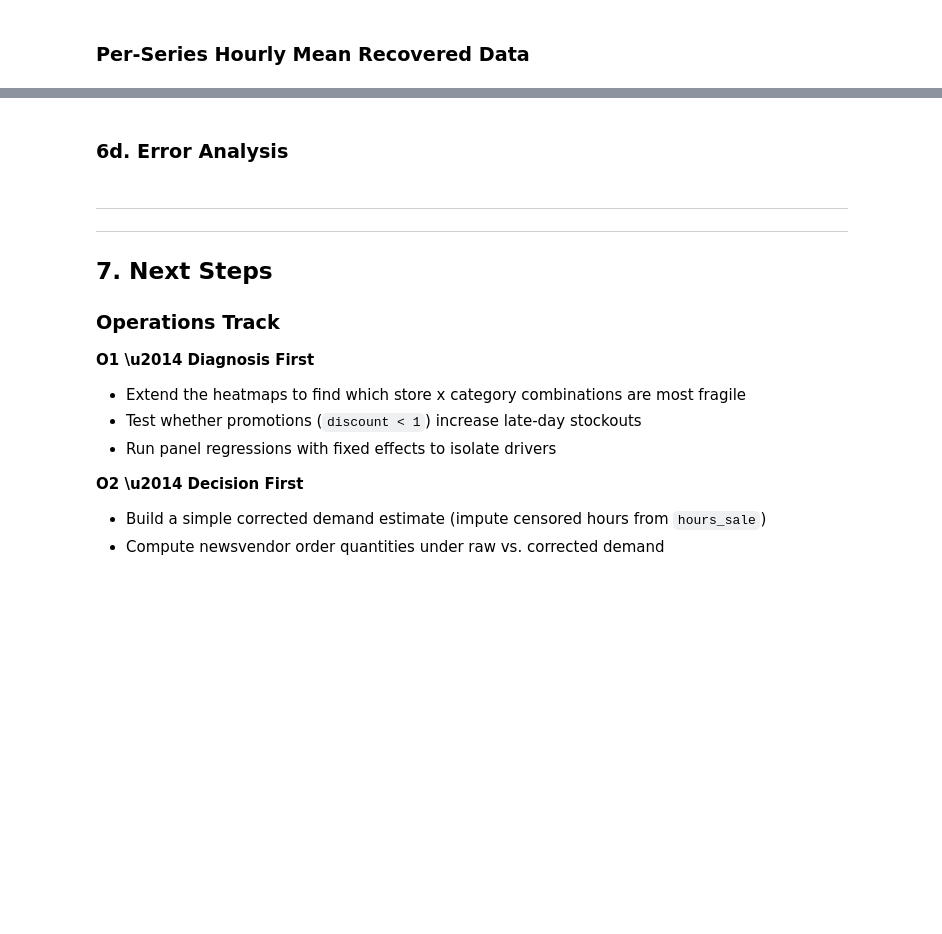
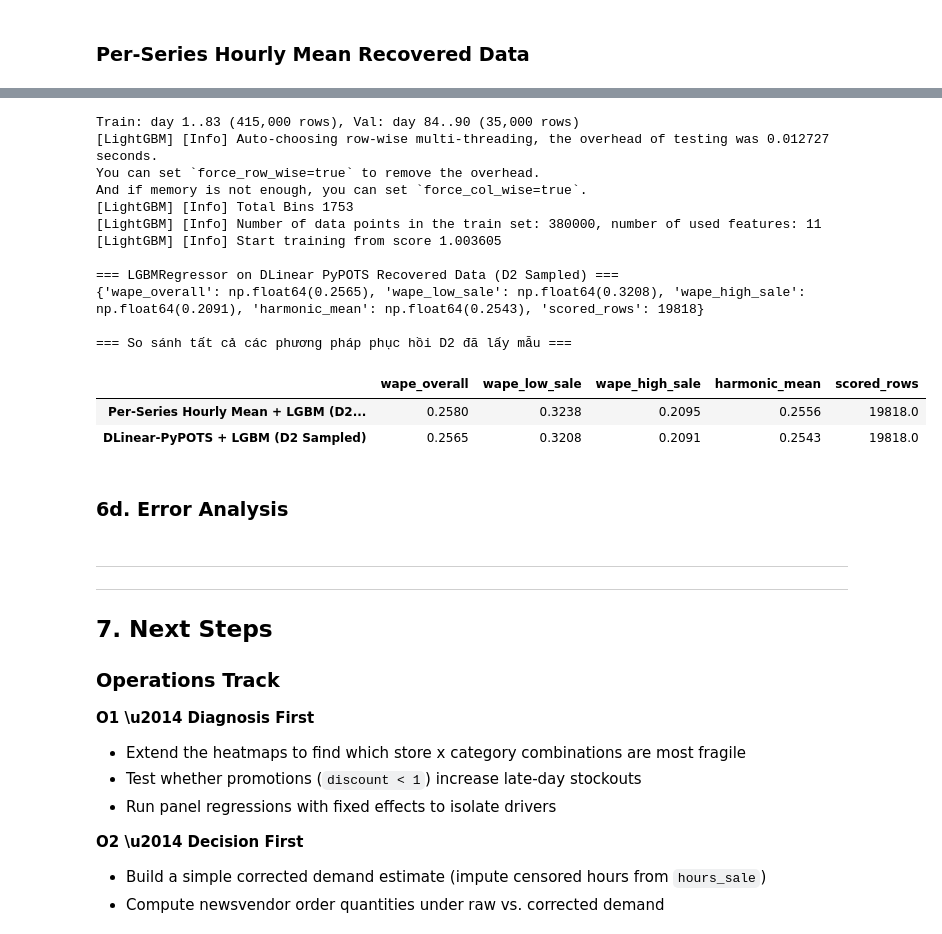
Before and after one commit to panhpham2000/Fresh-Retail, a Jupyter notebook: freshretail_starter (1).ipynb, the cells around one changed output, grey strips where cells are left out. Saved outputs shown, nothing was run; the diff lists cells and outputs as text; code cells hidden in the pictures; blank space fills up the shorter version.

```diff
--- a/freshretail_starter (1).ipynb
+++ b/freshretail_starter (1).ipynb
@@ -915,3 +767,72 @@ Training SAITS model...
+# %%
+# 5. Train LGBM and Evaluate
+# Re-split data with new recovered targets
+train_r_dlinear_pypots, val_r_dlinear_pypots = time_split(history_d2_sampled, horizon=7)
+
+# Define features for LGBM (same as previous cells)
+features_lgbm = [
+    "sales_lag1", "sales_lag7", "sales_roll7", "sales_roll28", "avg_temperature",
+    'management_group_id', 'city_id', 'product_id', 'holiday_flag', 'is_censored', 'discount'
+]
+
+# LGBMRegressor on DLinear PyPOTS recovered sales
+train_Lgbm_dlinear_pypots = train_r_dlinear_pypots.dropna()
+val_Lgbm_dlinear_pypots = val_r_dlinear_pypots.dropna()
+
+target_lgbm_dlinear_pypots = "recovered_daily_sales_dlinear_pypots"
+model_dlinear_lgbm_pypots = LGBMRegressor(random_state=RANDOM_SEED)
+model_dlinear_lgbm_pypots.fit(train_Lgbm_dlinear_pypots[features_lgbm], train_Lgbm_dlinear_pypots[target_lgbm_dlinear_pypots])
+val_Lgbm_dlinear_pypots["prediction"] = model_dlinear_lgbm_pypots.predict(val_Lgbm_dlinear_pypots[features_lgbm]).clip(min=0) # Changed lower=0 to min=0
+
+print("\n=== LGBMRegressor on DLinear PyPOTS Recovered Data (D2 Sampled) ===")
+val_Lgbm_dlinear_pypots_eval = val_Lgbm_dlinear_pypots.copy()
+val_Lgbm_dlinear_pypots_eval["sale_amount"] = val_Lgbm_dlinear_pypots_eval[target_lgbm_dlinear_pypots]
+dlinear_pypots_lgbm_results = evaluate_forecast(val_Lgbm_dlinear_pypots_eval)
+print(dlinear_pypots_lgbm_results)
+
+# --- Combine all results ---
+# Re-initialize all_recovery_results_d2 to only include Per-Series Hourly Mean
+# This ensures the comparison table is updated with the real models and not the simplified ones.
+# Get existing pshm result (from kernel state if still available, or re-compute if needed).
+# Assuming `all_recovery_results_d2` from previous cell still contains 'Per-Series Hourly Mean + LGBM (D2 Sampled)'
+# and no other previous simplified results.
+
+# This copies the first row (PSHM) from the existing DataFrame
+if "all_recovery_results_d2" in locals() and not all_recovery_results_d2.empty:
+    pshm_result_row = all_recovery_results_d2.loc[["Per-Series Hourly Mean + LGBM (D2 Sampled)"]]
+    all_recovery_results_d2_updated = pd.DataFrame(pshm_result_row)
+else:
+    # Fallback if PSHM result is not easily accessible, though it should be.
+    # In a real run, ensure pshm_lgbm_results is available or re-evaluate PSHM here.
+    all_recovery_results_d2_updated = pd.DataFrame({
+        "Per-Series Hourly Mean + LGBM (D2 Sampled)": pshm_lgbm_results # assuming pshm_lgbm_results is still in scope
+    }).T
+
+
+new_results_to_add_pypots = pd.DataFrame({
+    "DLinear-PyPOTS + LGBM (D2 Sampled)": dlinear_pypots_lgbm_results
+}).T
+
+all_recovery_results_d2 = pd.concat([all_recovery_results_d2_updated, new_results_to_add_pypots])
+
+print("\n=== So sánh tất cả các phương pháp phục hồi D2 đã lấy mẫu ===")
+display(all_recovery_results_d2)
+# %% [output]
+Train: day 1..83 (415,000 rows), Val: day 84..90 (35,000 rows)
+[LightGBM] [Info] Auto-choosing row-wise multi-threading, the overhead of testing was 0.012727 seconds.
+You can set `force_row_wise=true` to remove the overhead.
+And if memory is not enough, you can set `force_col_wise=true`.
+[LightGBM] [Info] Total Bins 1753
+[LightGBM] [Info] Number of data points in the train set: 380000, number of used features: 11
+[LightGBM] [Info] Start training from score 1.003605
+
+=== LGBMRegressor on DLinear PyPOTS Recovered Data (D2 Sampled) ===
+{'wape_overall': np.float64(0.2565), 'wape_low_sale': np.float64(0.3208), 'wape_high_sale': np.float64(0.2091), 'harmonic_mean': np.float64(0.2543), 'scored_rows': 19818}
+
+=== So sánh tất cả các phương pháp phục hồi D2 đã lấy mẫu ===
+|  | wape_overall | wape_low_sale | wape_high_sale | harmonic_mean | scored_rows |
+| Per-Series Hourly Mean + LGBM (D2... | 0.2580 | 0.3238 | 0.2095 | 0.2556 | 19818.0 |
+| DLinear-PyPOTS + LGBM (D2 Sampled) | 0.2565 | 0.3208 | 0.2091 | 0.2543 | 19818.0 |
 # %% [markdown]
 ### 6d. Error Analysis
 # %%
```
Also changed, not shown: parts of 8 cells of this notebook.
